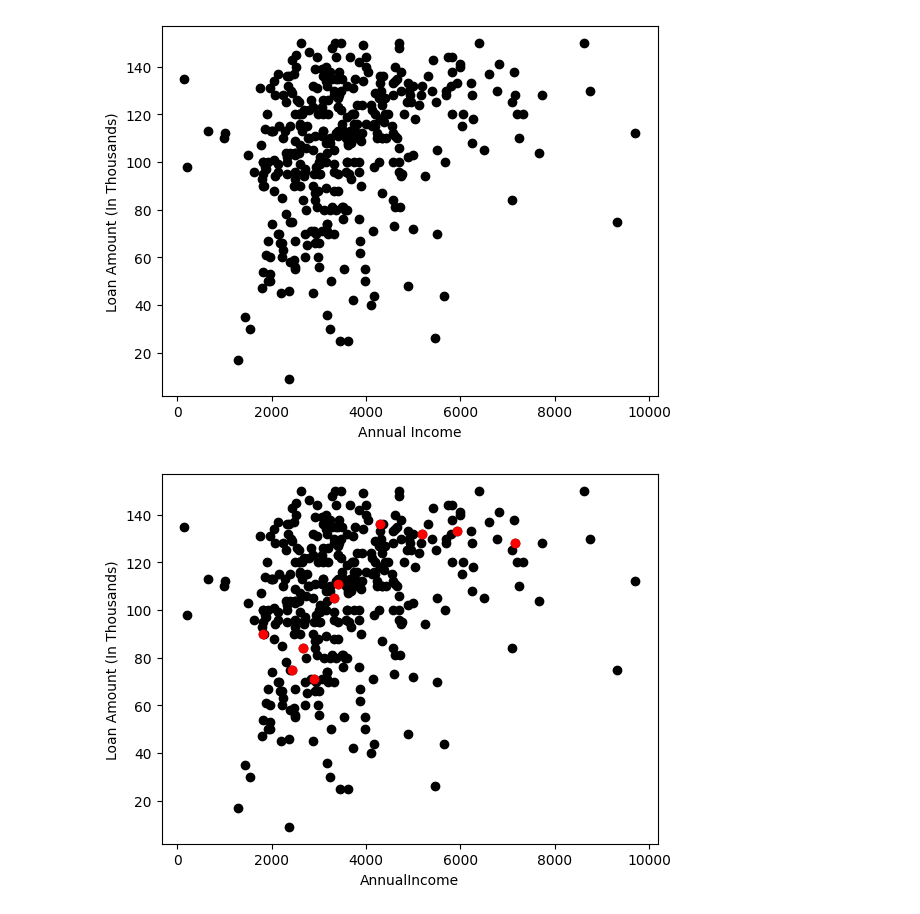
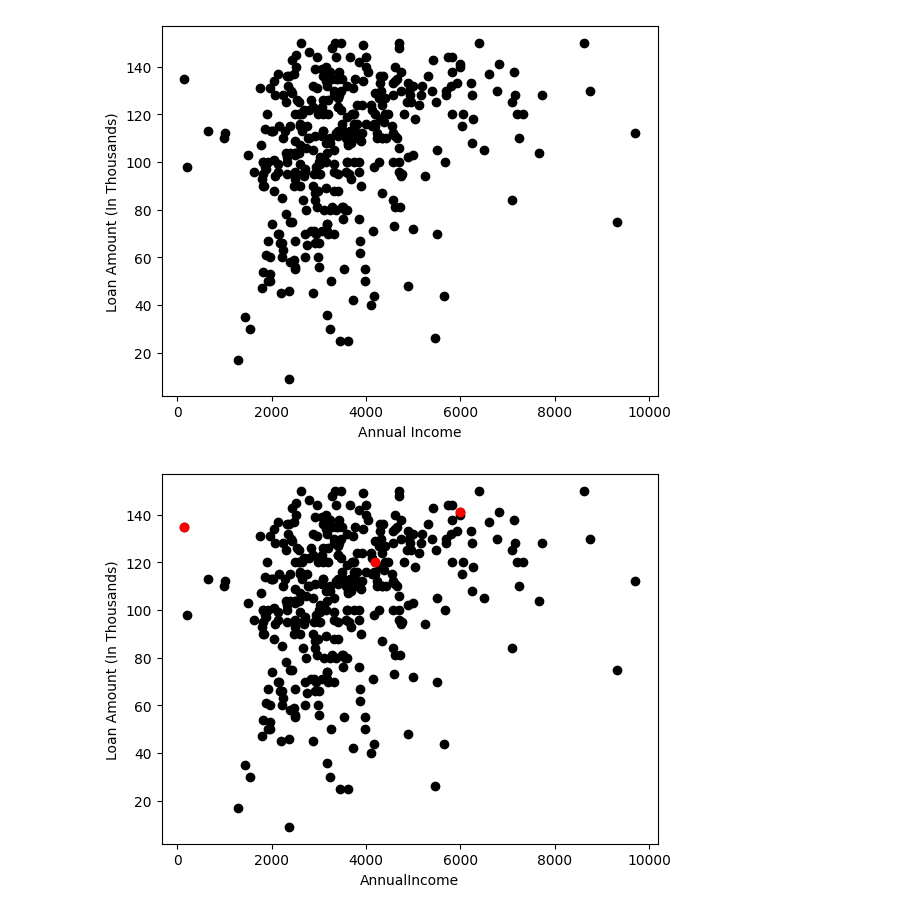
Before and after one commit to JaySatishPatel/Machine-Learning-Lab, a Jupyter notebook: Assignment-9/K-MeansCluster.ipynb, the cells around one changed output. Saved outputs shown, nothing was run; the diff lists cells and outputs as text; code cells hidden in the pictures.

```diff
--- a/Assignment-9/K-MeansCluster.ipynb
+++ b/Assignment-9/K-MeansCluster.ipynb
@@ -23,16 +23,16 @@ plt.show()
 # %% [output]
 [figure]
 # %%
-K=10
+K=3
 
 Centroids = (X.sample(n=K))
 plt.scatter(X["ApplicantIncome"],X["LoanAmount"],c='black')
 plt.scatter(Centroids["ApplicantIncome"],Centroids["LoanAmount"],c='red')
 plt.xlabel('AnnualIncome')
 plt.ylabel('Loan Amount (In Thousands)')
 plt.show()
 # %% [output]
-[figure, old version]
+[figure, new version]
 # %%
 diff = 1
 j=0
```
Also changed, not shown: parts of 2 cells of this notebook.
